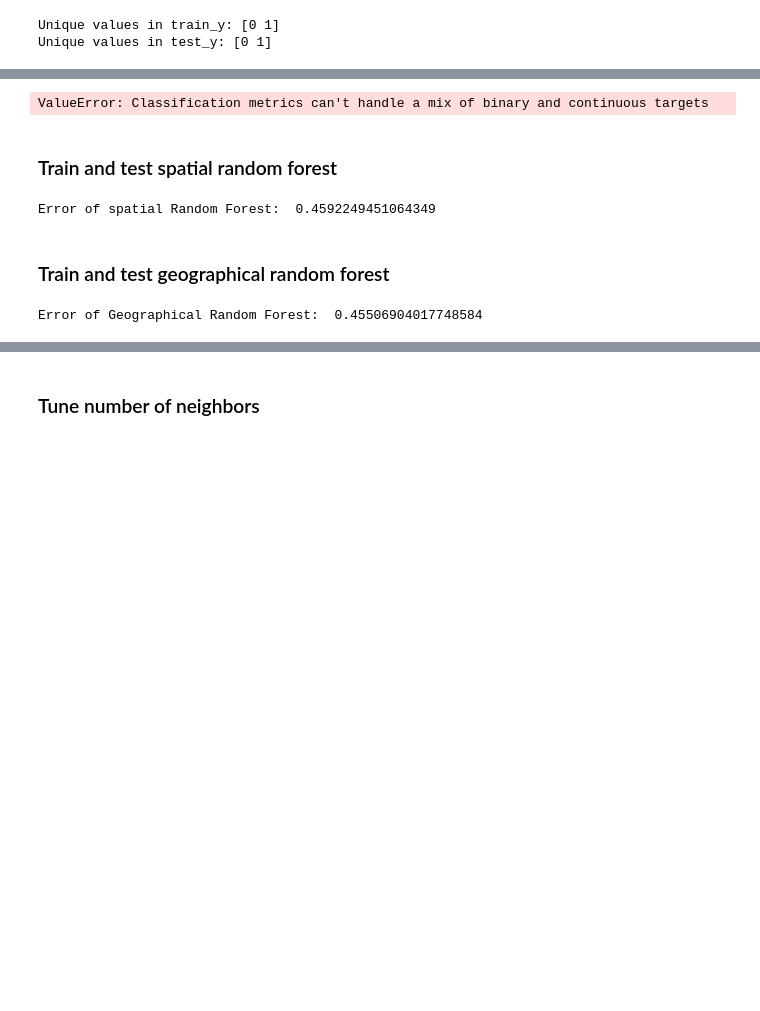
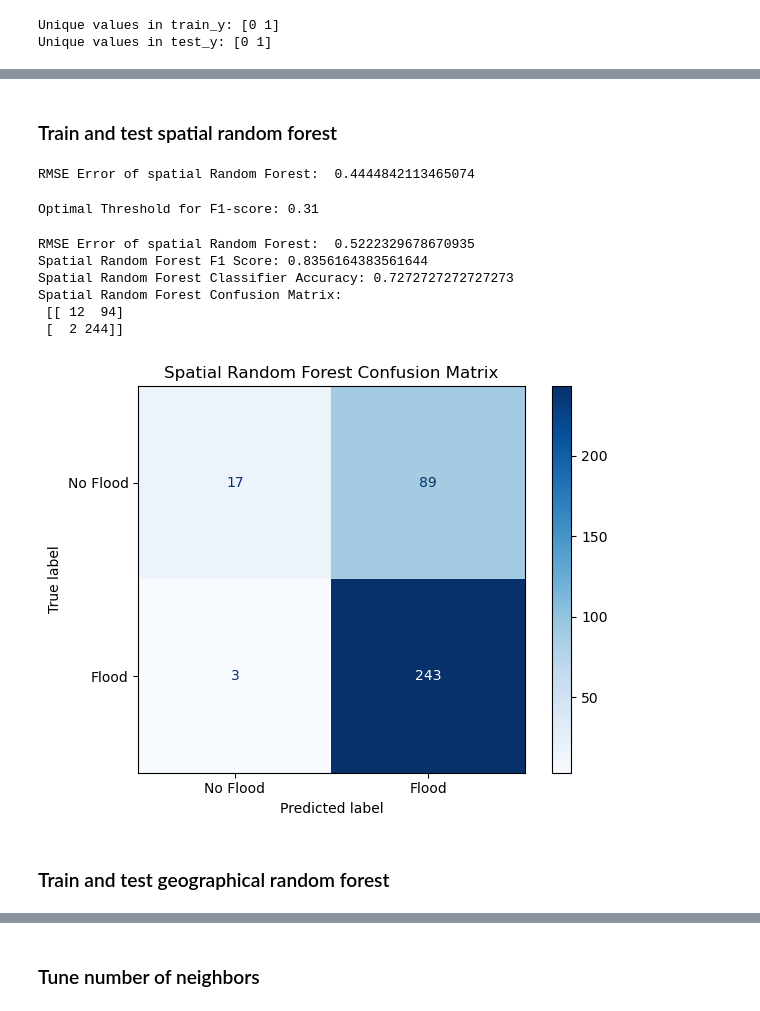
Before and after one commit to Nick-Miras/JeepneyRerouting, a Jupyter notebook: notebooks/spatial_random_forest.ipynb, the cells around one changed output, grey strips where cells are left out. Drawn from its saved outputs; the diff is of its cells as text; code cells hidden in the pictures; blank space fills up the shorter version.

Commit message:
added an actual spatial random forest model, and geographical too

```diff
--- a/notebooks/spatial_random_forest.ipynb
+++ b/notebooks/spatial_random_forest.ipynb
@@ -359,5 +349,7 @@ Data loaded with shape: (3511, 9)
 # %% [markdown]
 ### Split into Train and Test
+# %%
+data = df
 # %%
 # Splitting into train and test sets
 def prepare_data(data, target, lon=lon, lat=lat):
@@ -394,18 +379,0 @@ spatial_neighbors = len(data) // 5  # Adjust as needed
-# %%
-# Train and test basic Random Forest
-rf = RandomForestRegressor(n_estimators=n_estimators, max_depth=max_depth)
-rf.fit(train_x, train_y)
-# test_pred = rf.predict(test_x)
-train_accuracies.append(accuracy_score(train_y, rf.predict(train_x)))
-test_accuracies.append(accuracy_score(test_y, rf.predict(test_x)))
-rf_cm = confusion_matrix(test_y, rf.predict(test_x))
-
-# rmse_rf = mean_squared_error(test_pred, test_y, squared=False)
-# print("Error of basic Random Forest: ", rmse_rf)
-
-# # Confusion Matrix for Random Forest
-# ConfusionMatrixDisplay(rf_cm).plot()
-# plt.title("Random Forest Confusion Matrix")
-# plt.show()
-# %% [output]
-ValueError: Classification metrics can't handle a mix of binary and continuous targets
@@ -422,10 +389,46 @@ sp = SpatialRandomForest(max_depth=max_depth, neighbors=spatial_neighbors)
 sp.fit(train_x, train_y, train_coords)
 test_pred = sp.predict(test_x, test_coords)
 
-rmse_spatial_rf = mean_squared_error(test_pred, test_y, squared=False)
-print("Error of spatial Random Forest: ", rmse_spatial_rf)
+rmse_spatial_rf = root_mean_squared_error(test_pred, test_y)
+print("RMSE Error of spatial Random Forest: ", rmse_spatial_rf)
 # %% [output]
-Error of spatial Random Forest:  0.4592249451064349
+RMSE Error of spatial Random Forest:  0.4444842113465074
+# %%
+thresholds = np.arange(0, 1, 0.01)
+f1_scores = []  # TODO: Should we use f1-scores?
+
+for threshold in thresholds:
+    binary_predictions = (test_pred >= threshold).astype(int)
+    f1 = f1_score(test_y, binary_predictions)
+    f1_scores.append(f1)
+
+# Find the threshold that gives the highest F1 score
+optimal_threshold = thresholds[np.argmax(f1_scores)]
+print("Optimal Threshold for F1-score:", optimal_threshold)
+# %% [output]
+Optimal Threshold for F1-score: 0.31
+# %%
+# Random Forest Predictions and Evaluation
+predictions = (test_pred >= optimal_threshold).astype(int)
+rf_accuracy = accuracy_score(test_y, predictions)
+rf_confusion = confusion_matrix(test_y, predictions)
+print("Spatial Random Forest F1 Score:", f1_score(test_y, predictions))
+print("Spatial Random Forest Classifier Accuracy:", rf_accuracy)
+print("Spatial Random Forest Confusion Matrix:\n", rf_confusion)
+# %% [output]
+RMSE Error of spatial Random Forest:  0.5222329678670935
+Spatial Random Forest F1 Score: 0.8356164383561644
+Spatial Random Forest Classifier Accuracy: 0.7272727272727273
+Spatial Random Forest Confusion Matrix:
+ [[ 12  94]
+ [  2 244]]
+# %%
+ConfusionMatrixDisplay(rf_confusion, display_labels=['No Flood', 'Flood']).plot(cmap='Blues')
+plt.title("Spatial Random Forest Confusion Matrix")
+plt.tight_layout()
+plt.show()
+# %% [output]
+[figure, added]
 # %% [markdown]
 ### Train and test geographical random forest
 # %%
@@ -434,7 +437,5 @@ geo_rf = GeographicalRandomForest(n_estimators=n_estimators, neighbors=spatial_n
 geo_rf.fit(train_x, train_y, train_coords)
 test_pred = geo_rf.predict(test_x, test_coords)
 
-rmse_geo_rf = mean_squared_error(test_pred, test_y, squared=False)
-print("Error of Geographical Random Forest: ", rmse_geo_rf)
+rmse_spatial_rf = root_mean_squared_error(test_pred, test_y)
+print("RMSE Error of spatial Random Forest: ", rmse_spatial_rf)
-# %% [output]
-Error of Geographical Random Forest:  0.45506904017748584
```
Also changed, not shown: parts of 18 cells of this notebook, 1 other file.
